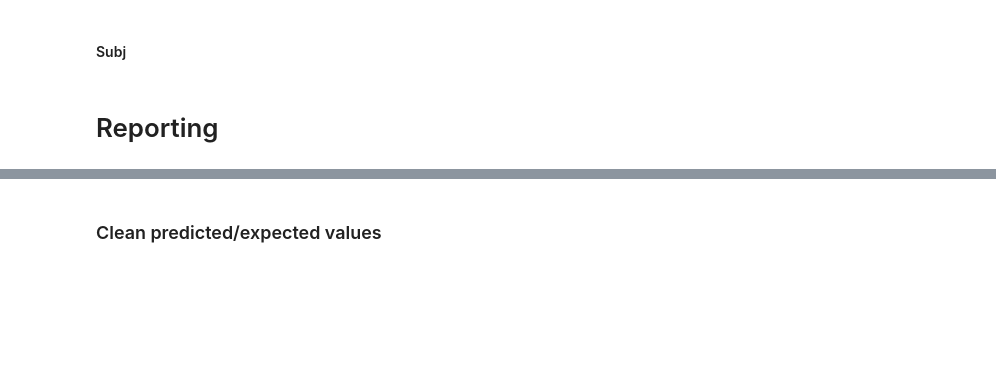
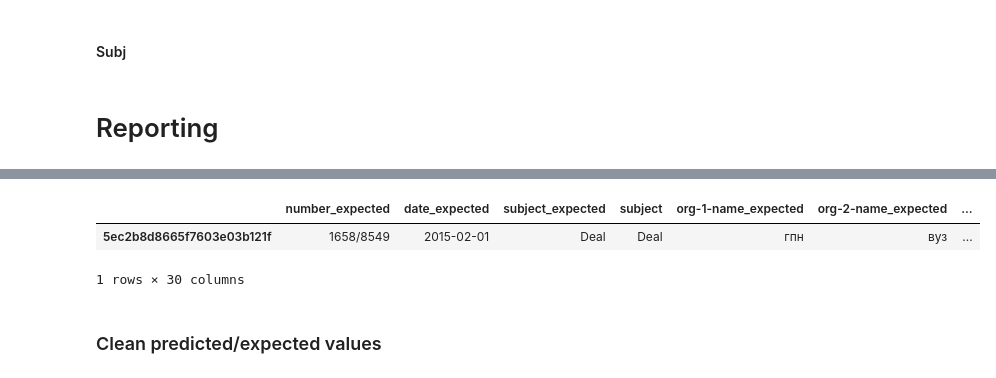
Before and after one commit to LitJane/analyser, a Jupyter notebook: trainsets/eval_contract_uber_model.ipynb, the cells around one changed output, grey strips where cells are left out. Cells and saved outputs as stored; diff of their text form; code cells hidden in the pictures; blank space fills up the shorter version.

```diff
--- a/trainsets/eval_contract_uber_model.ipynb
+++ b/trainsets/eval_contract_uber_model.ipynb
@@ -717,3 +839,24 @@ userdocs[
+# %%
+def threshold_predictions(p, col_name, threshold):
+    p = p.copy()
+    p[col_name][p[col_name] > threshold] = 1.0
+    p[col_name][p[col_name] < 1] = 0
+    return p
+
+# th = _fp.copy()
+# threshold = 0.8
+# th[th['val'] > threshold] = 1
+# th['subject-begin']=th[th['subject-begin']>0.1]
+
+
+_th = threshold_predictions(_fp, 'date-begin', 0.998)
+_df = DataFrame()
+interpret_prediction(_first_id, _th, _df)
+_df
+# %% [output]
+|  | number_expected | date_expected | subject_expected | subject | org-1-name_expected | org-2-name_expected | ... |
+| 5ec2b8d8665f7603e03b121f | 1658/8549 | 2015-02-01 | Deal | Deal | гпн | вуз | ... |
+1 rows × 30 columns
 # %% [markdown]
 ### Clean predicted/expected values
 # %%
```
Also changed, not shown: parts of 30 cells of this notebook, 3 other files.
